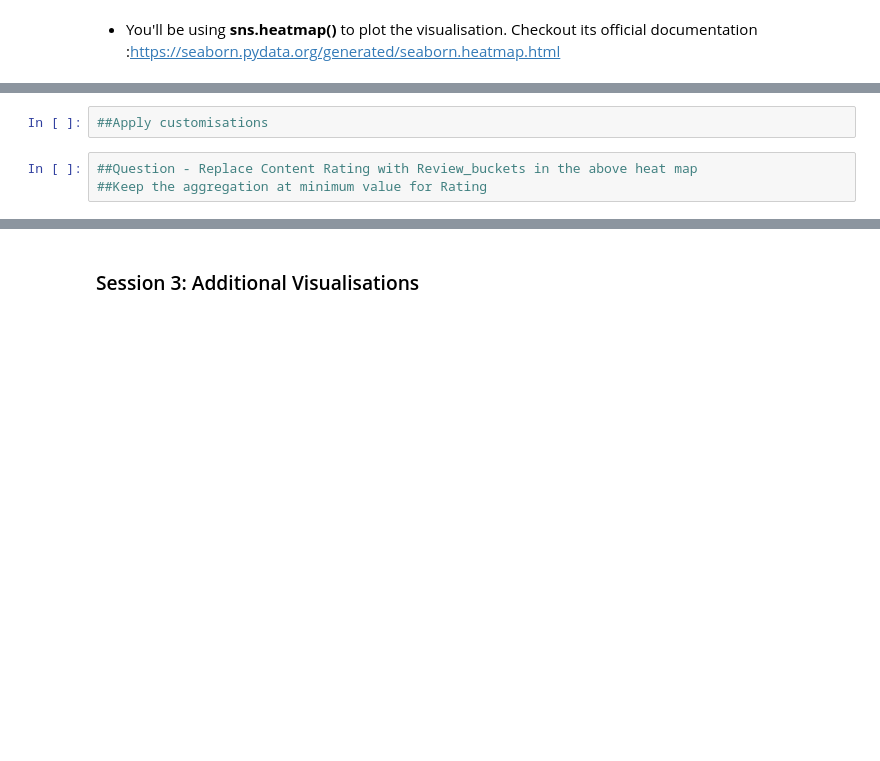
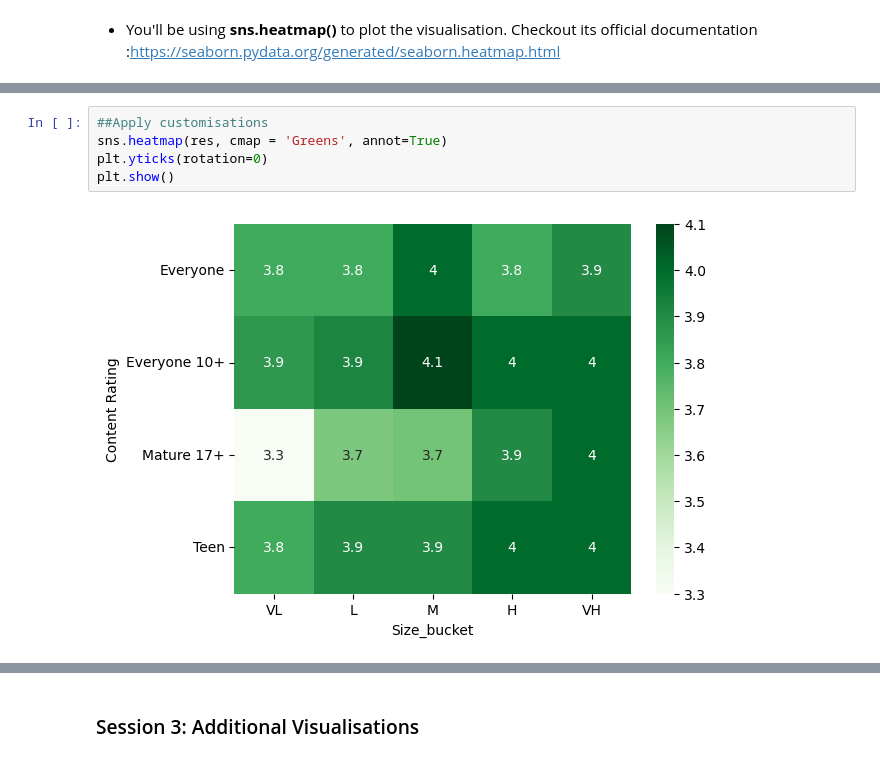
Before and after one commit to parashardevesh/data_analysis_and_ml, a Jupyter notebook: data_visualisation/Data Visualisation in Python - Case Study.ipynb, the cells around one changed output, grey strips where cells are left out. Cells and saved outputs as stored; diff of their text form; blank space fills up the shorter version.

```diff
--- a/data_visualisation/Data Visualisation in Python - Case Study.ipynb
+++ b/data_visualisation/Data Visualisation in Python - Case Study.ipynb
@@ -951,5 +988,7 @@ Heat mapsutilise the concept of using colours and colour intensities to visualis
-# %%
-##Apply customisations
-# %%
-##Question - Replace Content Rating with Review_buckets in the above heat map
-##Keep the aggregation at minimum value for Rating
+# %%
+##Apply customisations
+sns.heatmap(res, cmap = 'Greens', annot=True)
+plt.yticks(rotation=0)
+plt.show()
+# %% [output]
+[figure, added]
```
Also changed, not shown: parts of 16 cells of this notebook.
